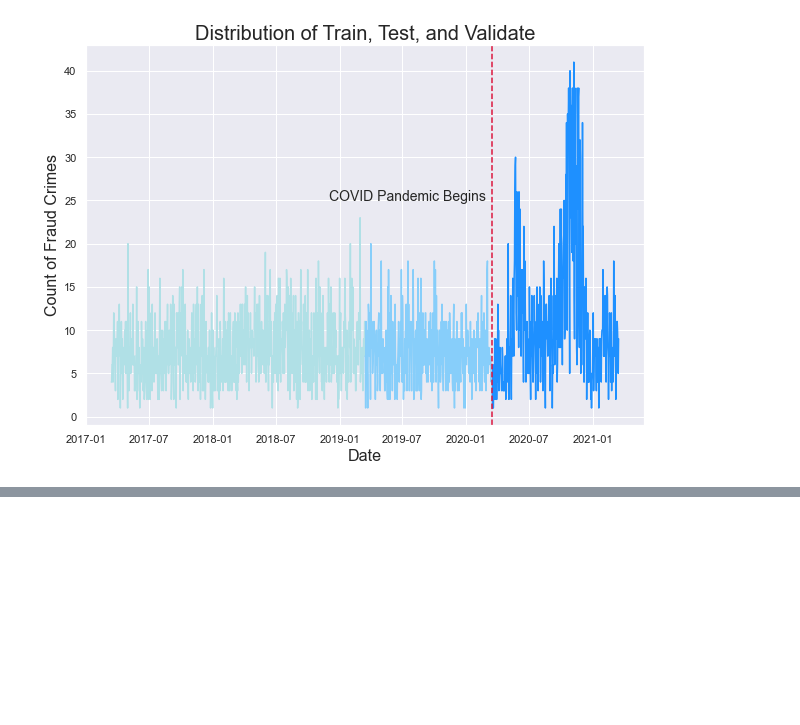
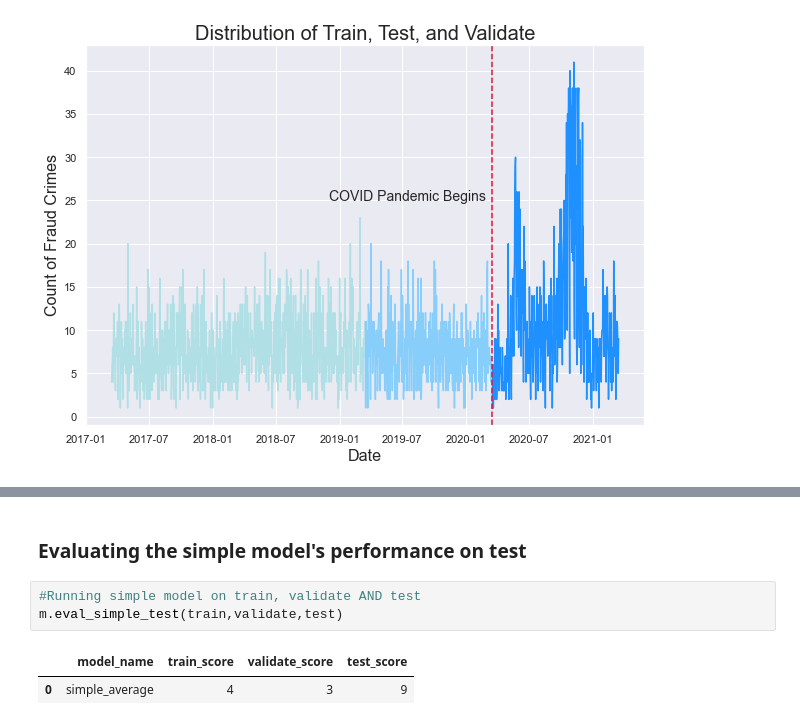
Before and after one commit to cristinalucin/boston-crime-data-project, a Jupyter notebook: Final Project Notebook.ipynb, the cells around one changed output, grey strips where cells are left out. Saved outputs shown, nothing was run; the diff lists cells and outputs as text; blank space fills up the shorter version.

```diff
--- a/Final Project Notebook.ipynb
+++ b/Final Project Notebook.ipynb
@@ -256,0 +307,8 @@ scores
+# %% [markdown]
+### Evaluating the simple model's performance on test
+# %%
+#Running simple model on train, validate AND test
+m.eval_simple_test(train,validate,test)
+# %% [output]
+|  | model_name | train_score | validate_score | test_score |
+| 0 | simple_average | 4 | 3 | 9 |
```
Also changed, not shown: parts of 62 cells of this notebook, 4 other files.
